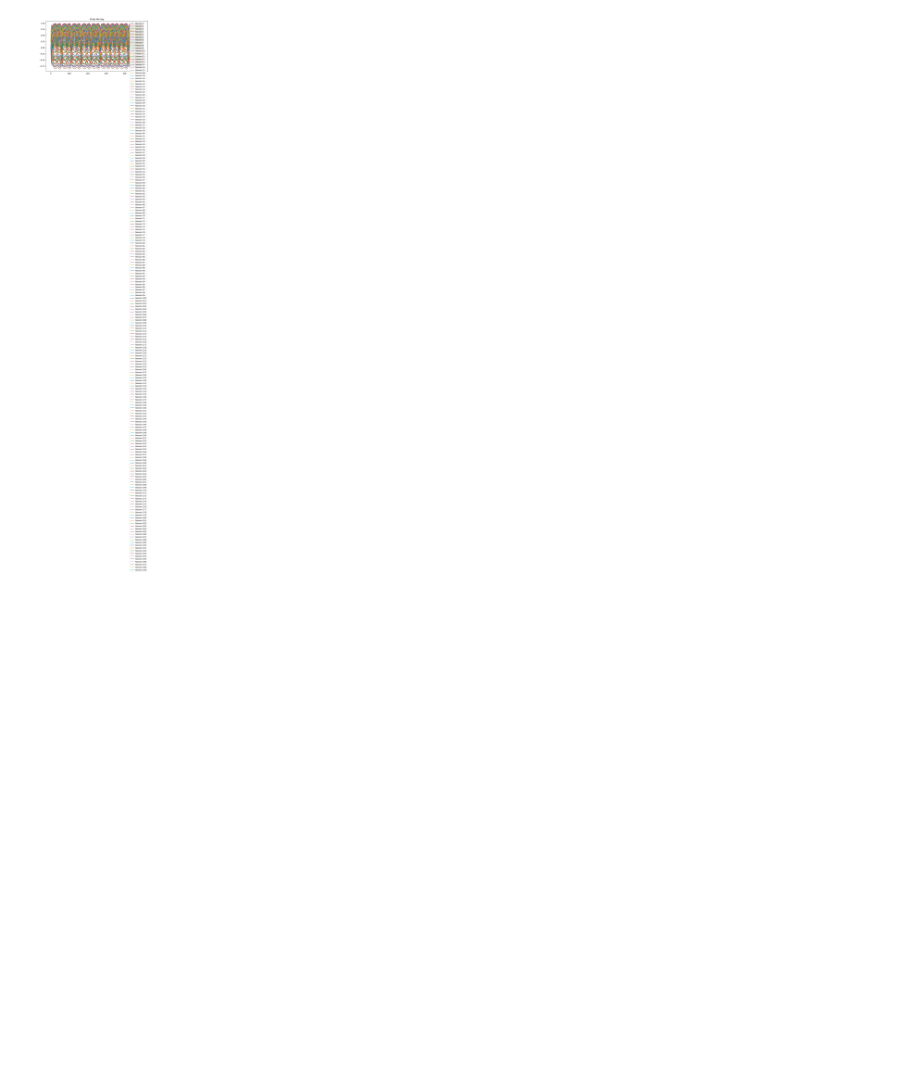
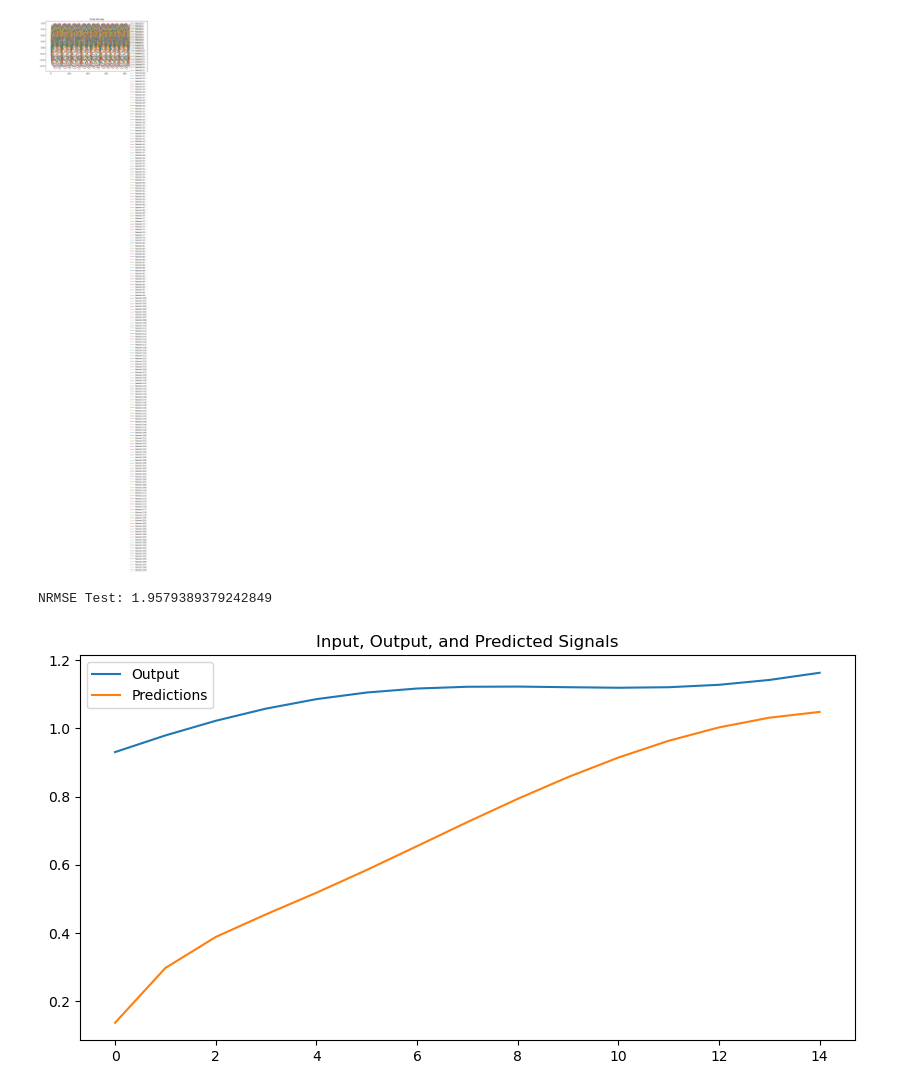
Before and after one commit to 007spy9/COM6906-Dissertation, a Jupyter notebook: training/basicESN.ipynb, the cells around one changed output. Drawn from its saved outputs; the diff is of its cells as text; code cells hidden in the pictures; blank space fills up the shorter version.

```diff
--- a/training/basicESN.ipynb
+++ b/training/basicESN.ipynb
@@ -435,3 +435,34 @@ plt.legend()
 plt.show()
 # %% [output]
 [figure]
+# %%
+# To sanity check the ability of the model, lets try to predict the next 15 steps
+# We will use the last 15 steps of the input signal as the input to the model
+# and compare the output to the true output
+
+# Get the last 15 steps of the input signal
+input_test = input[-prediction_steps:]
+
+# Get the true output
+output_test = output[-prediction_steps:]
+
+# Make predictions
+predictions_test = esn.forward(input_test)
+
+# Calculate the NRMSE
+nrmse_value_test = nrmse(output_test, predictions_test)
+
+# Print the NRMSE
+print('NRMSE Test:', nrmse_value_test)
+
+# Plot the input, output, and predicted signals
+plt.figure(figsize=(10, 5))
+#plt.plot(input_test, label='Input')
+plt.plot(output_test, label='Output')
+plt.plot(predictions_test, label='Predictions')
+plt.title('Input, Output, and Predicted Signals')
+plt.legend()
+plt.show()
+# %% [output]
+NRMSE Test: 1.9579389379242849
+[figure, added]
```
Also changed, not shown: parts of 2 cells of this notebook.
